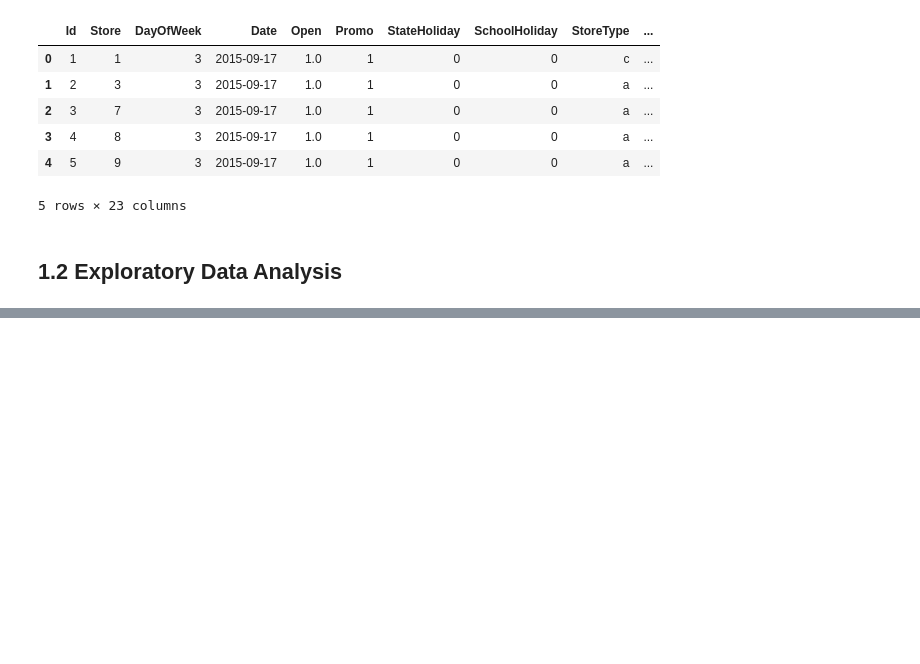
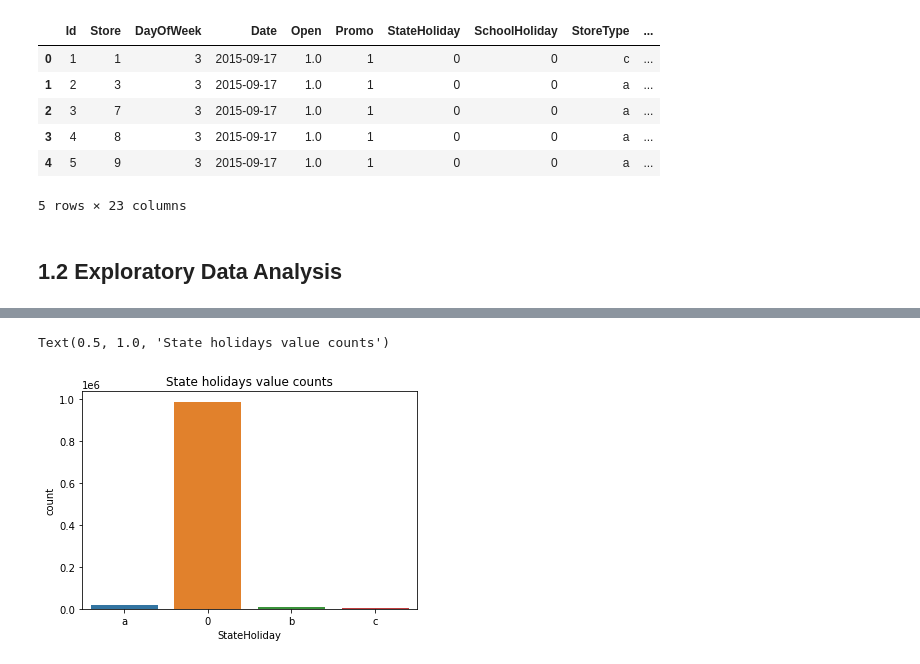
Before and after one commit to YohansSamuel/pharmaceutical_sales_prediction, a Jupyter notebook: notebooks/EDA.ipynb, the cells around one changed output, grey strips where cells are left out. Saved outputs shown, nothing was run; the diff lists cells and outputs as text; code cells hidden in the pictures; blank space fills up the shorter version.

Commit message:
count stateholidays

```diff
--- a/notebooks/EDA.ipynb
+++ b/notebooks/EDA.ipynb
@@ -426,3 +458,8 @@ File Successfully Saved.!!!
 # %%
 # read data from dvc
 # df = preprocess.get_data_from_dvc('V2-train')
+# %%
+joined_train_df.sort_values(["Store","Date"], ignore_index=True, inplace=True)
+joined_test_df.sort_values(["Store","Date"], ignore_index=True, inplace=True)
+joined_train_df.set_index('Date', inplace=True)
+joined_test_df.set_index('Date', inplace=True)
@@ -428,0 +519,6 @@ File Successfully Saved.!!!
+# %%
+joined_train_df['StateHoliday'].loc[joined_train_df['StateHoliday'] == 0] = "0"
+sns.countplot(x='StateHoliday', data=joined_train_df).set_title('State holidays value counts')
+# %% [output]
+Text(0.5, 1.0, 'State holidays value counts')
+[figure, added]
```
Also changed, not shown: parts of 9 cells of this notebook, 1 other file.
